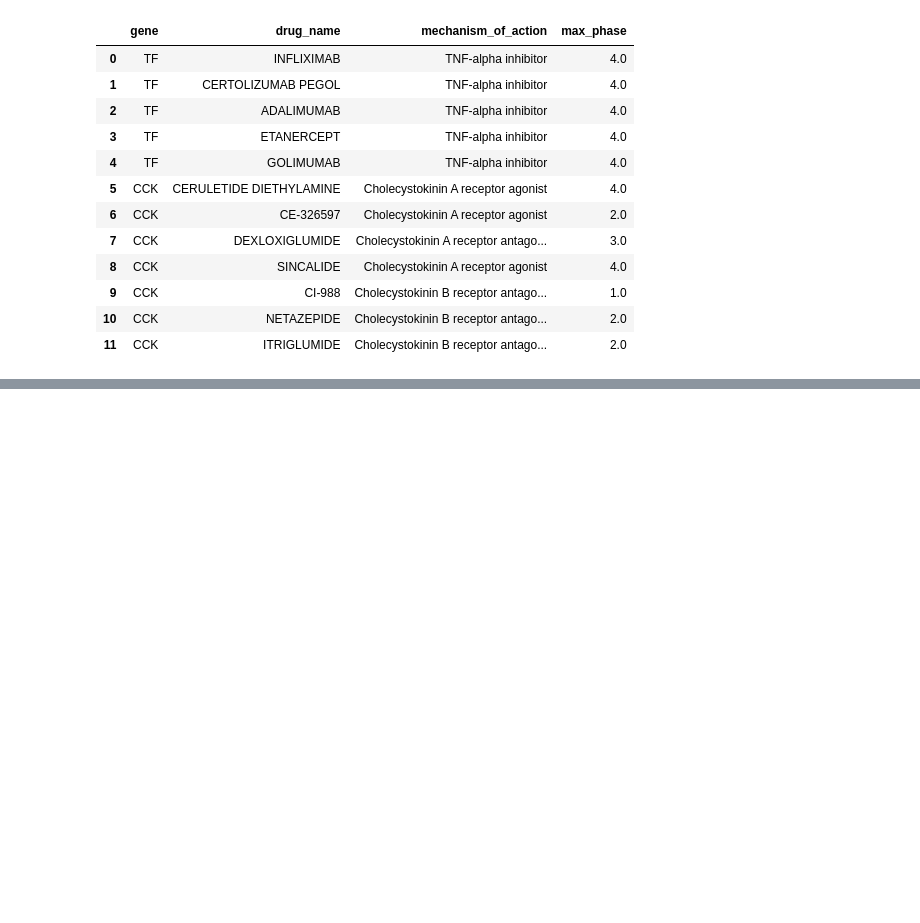
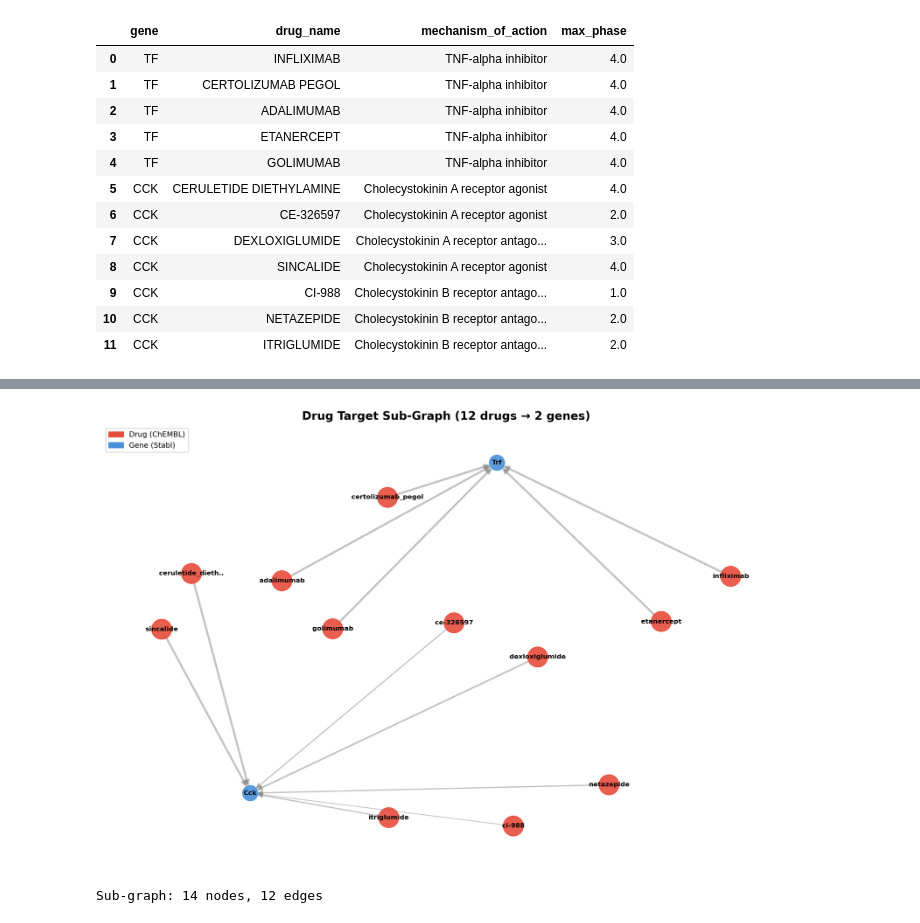
Before and after one commit to ShaunFChen/spatial-microckg-agent, a Jupyter notebook: notebooks/04_Knowledge_Graph.ipynb, the cells around one changed output, grey strips where cells are left out. Saved outputs shown, nothing was run; the diff lists cells and outputs as text; code cells hidden in the pictures; blank space fills up the shorter version.

```diff
--- a/notebooks/04_Knowledge_Graph.ipynb
+++ b/notebooks/04_Knowledge_Graph.ipynb
@@ -343 +415,79 @@ Druggable targets found: 2 genes, 12 drug associations
+# %%
+import matplotlib.pyplot as plt
+import matplotlib.patches as mpatches
+import networkx as nx
+
+# Collect drug nodes and their gene targets in this graph
+drug_nodes = {n for n, d in graph.nodes(data=True) if d.get("label") == "drug"}
+gene_nodes_set = {n for n, d in graph.nodes(data=True) if d.get("label") == "gene"}
+
+# Build a focused subgraph: drug nodes + their gene targets
+focused_nodes = set(drug_nodes)
+focused_edges = []
+for u, v, d in graph.edges(data=True):
+    if d.get("label") == "drug_gene_association" and u in drug_nodes and v in gene_nodes_set:
+        focused_nodes.add(v)
+        focused_edges.append((u, v, d))
+
+if len(drug_nodes) == 0:
+    print("No drug nodes in graph — drug enrichment may have been skipped (no ChEMBL hits).")
+else:
+    sub = graph.subgraph(focused_nodes).copy()
+
+    fig, ax = plt.subplots(figsize=(12, 8))
+    pos = nx.spring_layout(sub, k=1.2, seed=42)
+
+    node_colors = []
+    node_sizes = []
+    for n in sub.nodes():
+        lbl = sub.nodes[n].get("label", "")
+        if lbl == "drug":
+            node_colors.append("#E74C3C")
+            node_sizes.append(600)
+        else:
+            node_colors.append("#4A90D9")
+            node_sizes.append(350)
+
+    edge_widths = []
+    for u, v, d in sub.edges(data=True):
+        phase = int(d.get("max_phase", 1))
+        edge_widths.append(0.5 + phase * 0.5)
+
+    node_labels = {}
+    for n in sub.nodes():
+        raw = str(n).split(":", 1)[-1]
+        # Shorten long drug names
+        if len(raw) > 18:
+            raw = raw[:16] + ".."
+        node_labels[n] = raw
+
+    nx.draw_networkx_edges(sub, pos, ax=ax, alpha=0.5, arrows=True,
+                           arrowsize=12, edge_color="#888", width=edge_widths)
+    nx.draw_networkx_nodes(sub, pos, ax=ax, node_color=node_colors,
+                           node_size=node_sizes, alpha=0.9)
+    nx.draw_networkx_labels(sub, pos, node_labels, ax=ax,
+                            font_size=8, font_weight="bold")
+
+    legend_handles = [
+        mpatches.Patch(color="#E74C3C", label="Drug (ChEMBL)"),
+        mpatches.Patch(color="#4A90D9", label="Gene (Stabl)"),
+    ]
+    ax.legend(handles=legend_handles, loc="upper left", fontsize=9, framealpha=0.8)
+    ax.set_title(
+        f"Drug Target Sub-Graph ({len(drug_nodes)} drugs → {len(focused_nodes) - len(drug_nodes)} genes)",
+        fontsize=14, fontweight="bold",
+    )
+    ax.axis("off")
+    plt.tight_layout()
+
+    out_path = CACHE_DIR / "drug_subgraph.png"
+    fig.savefig(out_path, dpi=200, bbox_inches="tight")
+    plt.close(fig)
+
+    from IPython.display import Image, display
+    display(Image(filename=str(out_path), width=700))
+    print(f"Sub-graph: {sub.number_of_nodes()} nodes, {sub.number_of_edges()} edges")
+# %% [output]
+[figure, added]
+Sub-graph: 14 nodes, 12 edges
 # %% [markdown]
```
Also changed, not shown: parts of 5 cells of this notebook, 10 other files.
